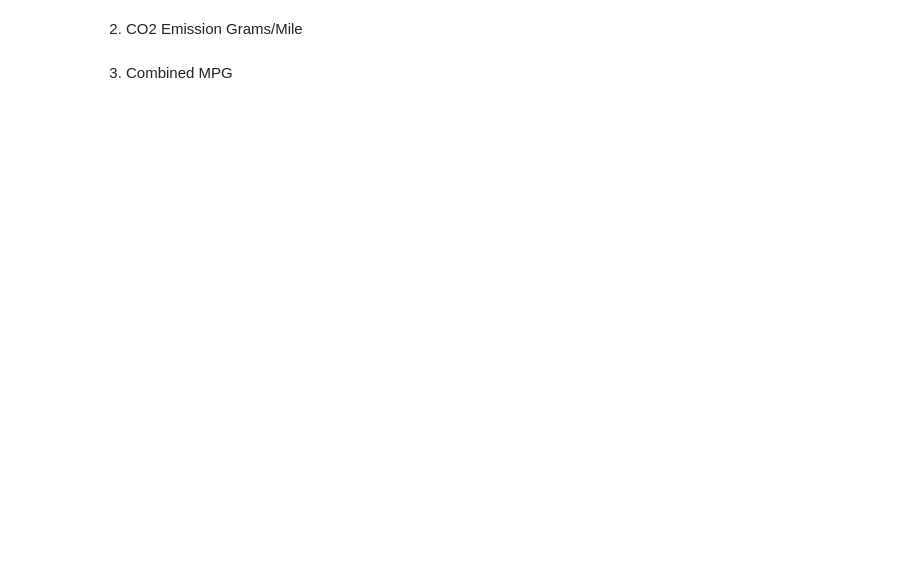
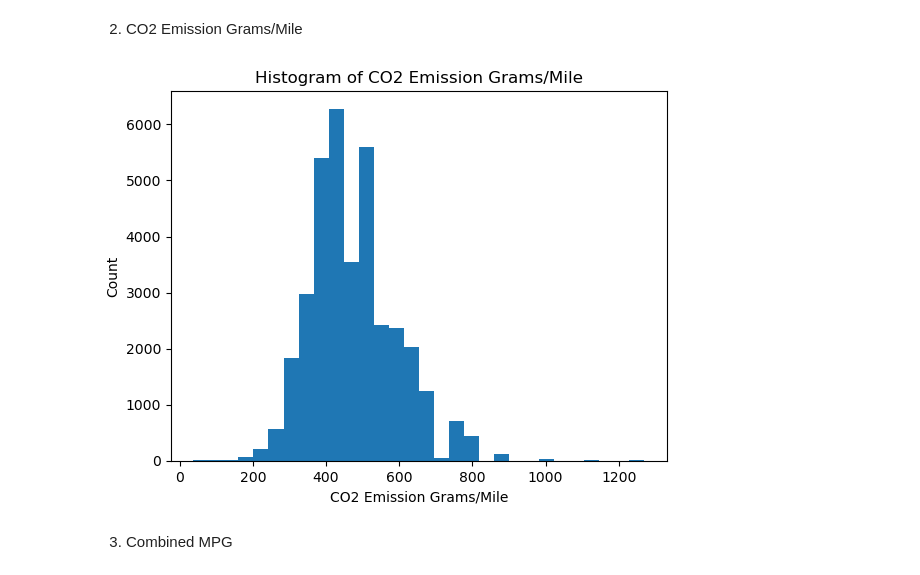
Before and after one commit to vitorferraz19/lab-continuous-probability-distributions-en, a Jupyter notebook: your-code/main.ipynb, the cells around one changed output. Saved outputs shown, nothing was run; the diff lists cells and outputs as text; code cells hidden in the pictures; blank space fills up the shorter version.

```diff
--- a/your-code/main.ipynb
+++ b/your-code/main.ipynb
@@ -212,3 +295,11 @@ Then plot the histograms for the following variables:
+# %%
+plt.hist(df["CO2 Emission Grams/Mile"], bins=30)
+plt.title("Histogram of CO2 Emission Grams/Mile")
+plt.xlabel("CO2 Emission Grams/Mile")
+plt.ylabel("Count")
+plt.show()
+# %% [output]
+[figure, added]
 # %%
 # your code here
 # %% [markdown]
```
Also changed, not shown: parts of 30 cells of this notebook.
